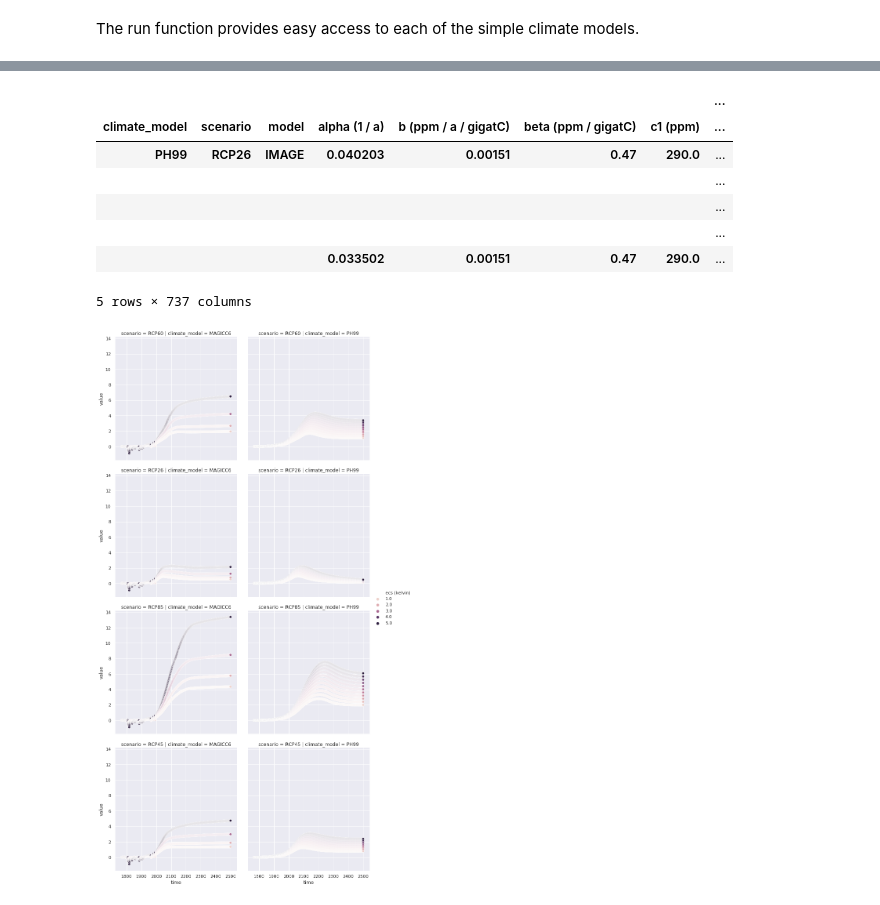
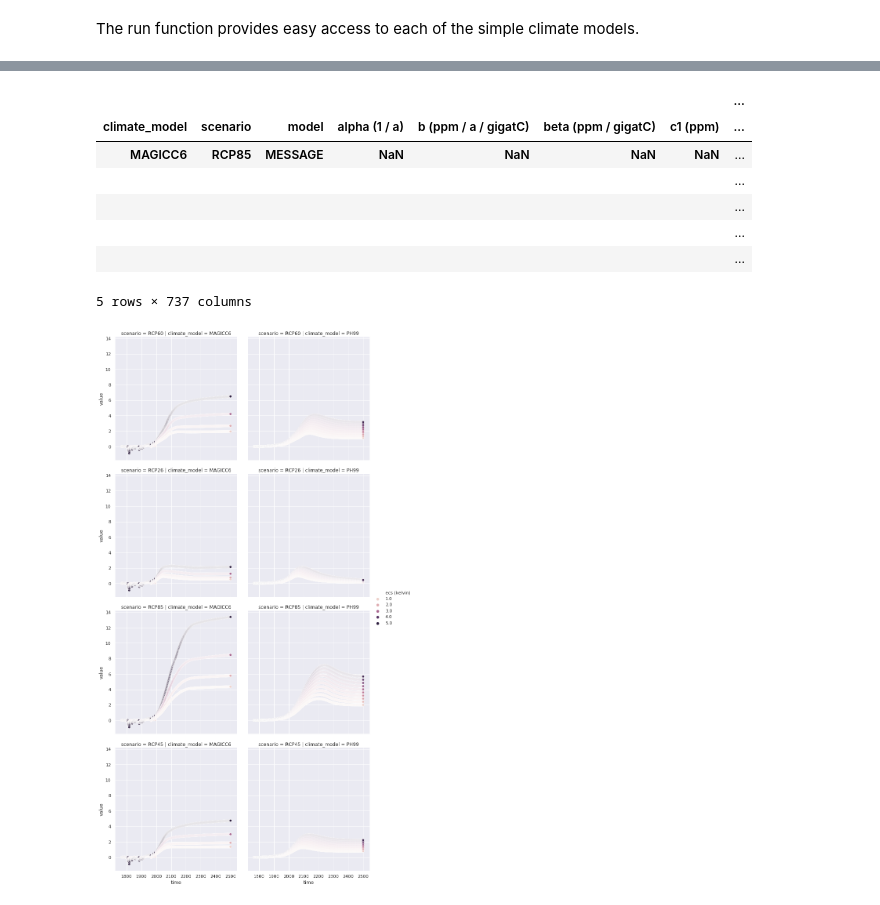
Before and after one commit to znicholls/openscm, a Jupyter notebook: notebooks/demo.ipynb, the cells around one changed output, grey strips where cells are left out. Saved outputs shown, nothing was run; the diff lists cells and outputs as text; code cells hidden in the pictures.

```diff
--- a/notebooks/demo.ipynb
+++ b/notebooks/demo.ipynb
@@ -48,11 +51,11 @@ The run function provides easy access to each of the simple climate models.
 # NBVAL_IGNORE_OUTPUT
 ph99_paras = [
     {"ecs": (("World",), e * unit_registry("K"))}
-    for e in [1.5, 1.8, 2.1, 2.4, 2.7, 3.0, 3.3, 3.6, 3.9, 4.2, 4.5]
+    for e in np.arange(1.5, 4.5, 0.3)
 ]
 magicc_paras = [
     {"ecs": (("World",), e * unit_registry("K"))}
-    for e in [1.5, 2.0, 3.0, 4.5]
+    for e in np.array([1.5, 2.0, 3.0, 4.5])
 ]
 res = run(
     rcps,
@@ -98,15 +101,15 @@ N/A% (0 of 4) |                          | Elapsed Time: 0:00:00 ETA:  --:--:--
 running RCP26
 ... (7 outputs left out)
 # %%
-res.head()
+res.tail()
 # %% [output]
 |  |  |  |  |  |  |  | ... |
 | climate_model | scenario | model | alpha (1 / a) | b (ppm / a / gigatC) | beta (ppm / gigatC) | c1 (ppm) | ... |
-| PH99 | RCP26 | IMAGE | 0.040203 | 0.00151 | 0.47 | 290.0 | ... |
+| MAGICC6 | RCP85 | MESSAGE | NaN | NaN | NaN | NaN | ... |
 |  |  |  |  |  |  |  | ... |
 |  |  |  |  |  |  |  | ... |
 |  |  |  |  |  |  |  | ... |
-|  |  |  | 0.033502 | 0.00151 | 0.47 | 290.0 | ... |
+|  |  |  |  |  |  |  | ... |
 5 rows × 737 columns
 # %%
 sns.set(rc={'figure.figsize': (16, 9)})
```
Also changed, not shown: parts of 2 cells of this notebook, 11 other files.
